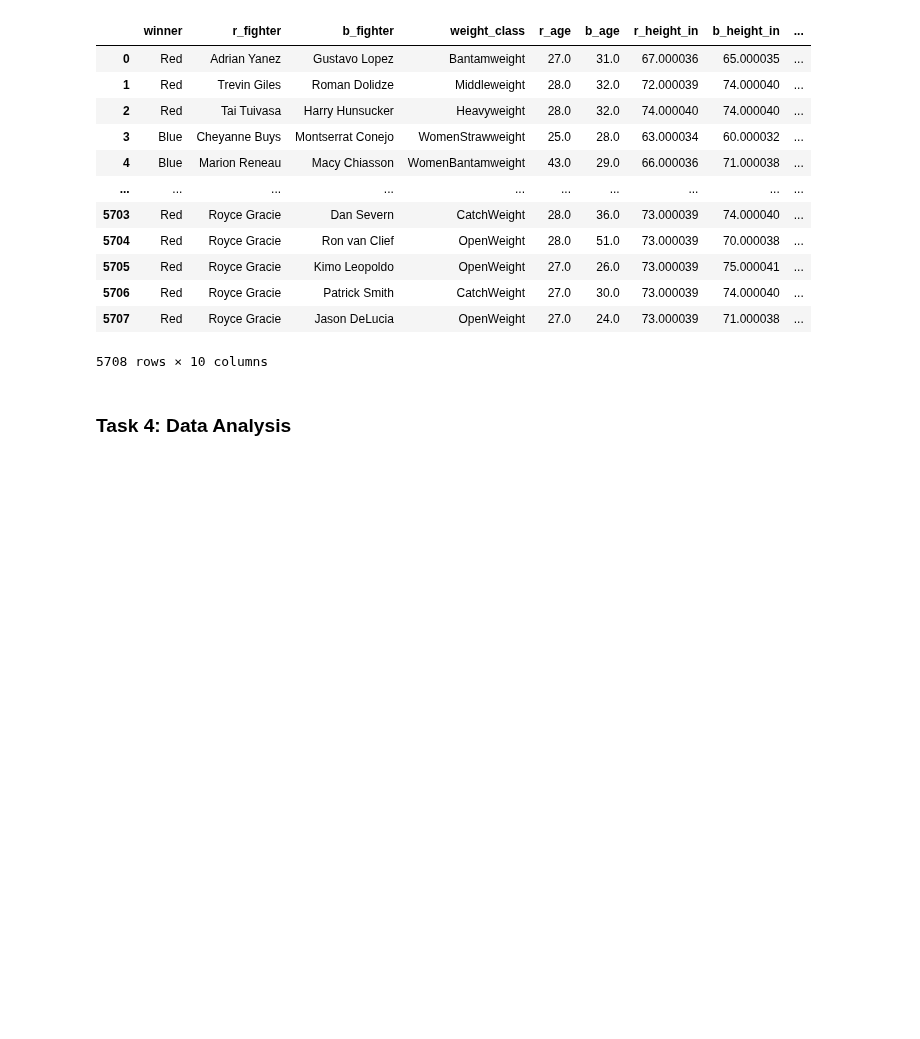
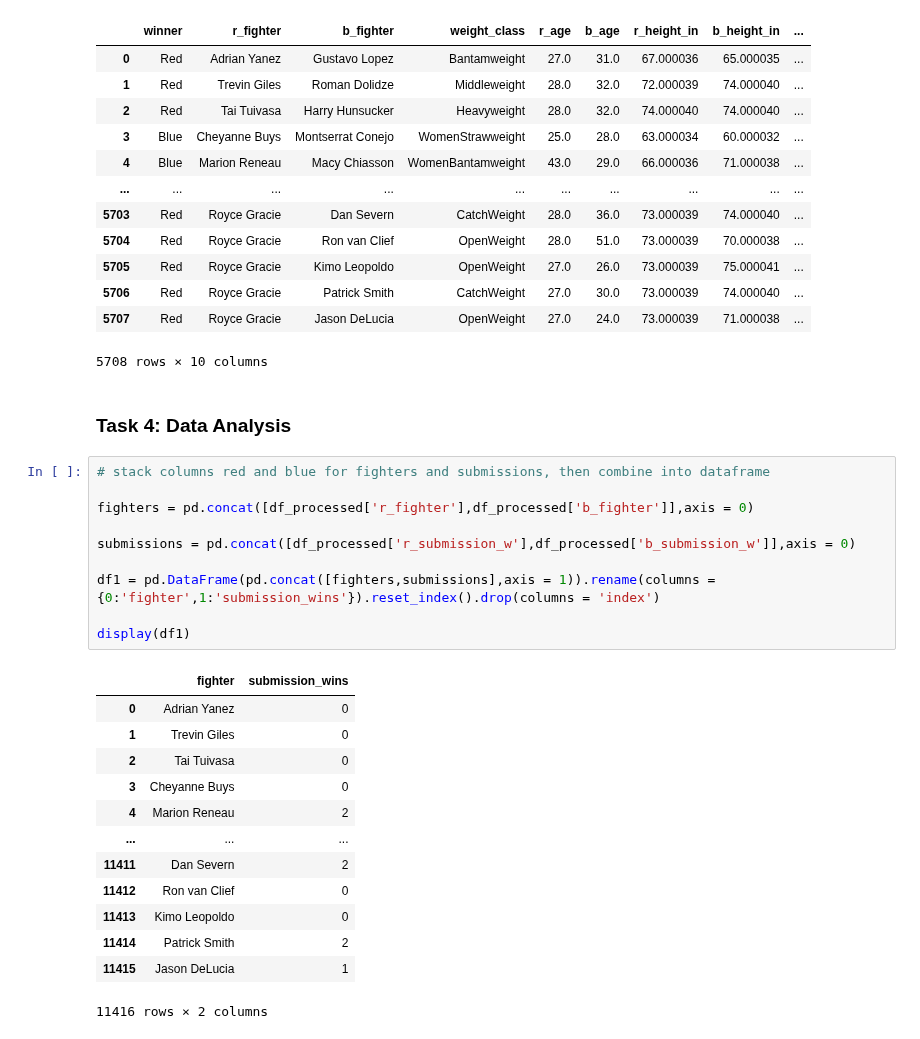
Before and after one commit to ubco-W2022T1-cosc301/project-group20, a Jupyter notebook: notebooks/analysis1.ipynb, the cells around one changed output. Saved outputs shown, nothing was run; the diff lists cells and outputs as text; blank space fills up the shorter version.

```diff
--- a/notebooks/analysis1.ipynb
+++ b/notebooks/analysis1.ipynb
@@ -248,3 +265,27 @@ df_processed
 5708 rows × 10 columns
 # %% [markdown]
 ### Task 4: Data Analysis
+# %%
+# stack columns red and blue for fighters and submissions, then combine into dataframe
+
+fighters = pd.concat([df_processed['r_fighter'],df_processed['b_fighter']],axis = 0)
+
+submissions = pd.concat([df_processed['r_submission_w'],df_processed['b_submission_w']],axis = 0)
+
+df1 = pd.DataFrame(pd.concat([fighters,submissions],axis = 1)).rename(columns = {0:'fighter',1:'submission_wins'}).reset_index().drop(columns = 'index')
+
+display(df1)
+# %% [output]
+|  | fighter | submission_wins |
+| 0 | Adrian Yanez | 0 |
+| 1 | Trevin Giles | 0 |
+| 2 | Tai Tuivasa | 0 |
+| 3 | Cheyanne Buys | 0 |
+| 4 | Marion Reneau | 2 |
+| ... | ... | ... |
+| 11411 | Dan Severn | 2 |
+| 11412 | Ron van Clief | 0 |
+| 11413 | Kimo Leopoldo | 0 |
+| 11414 | Patrick Smith | 2 |
+| 11415 | Jason DeLucia | 1 |
+11416 rows × 2 columns
```
Also changed, not shown: parts of 5 cells of this notebook, 1 other file.
